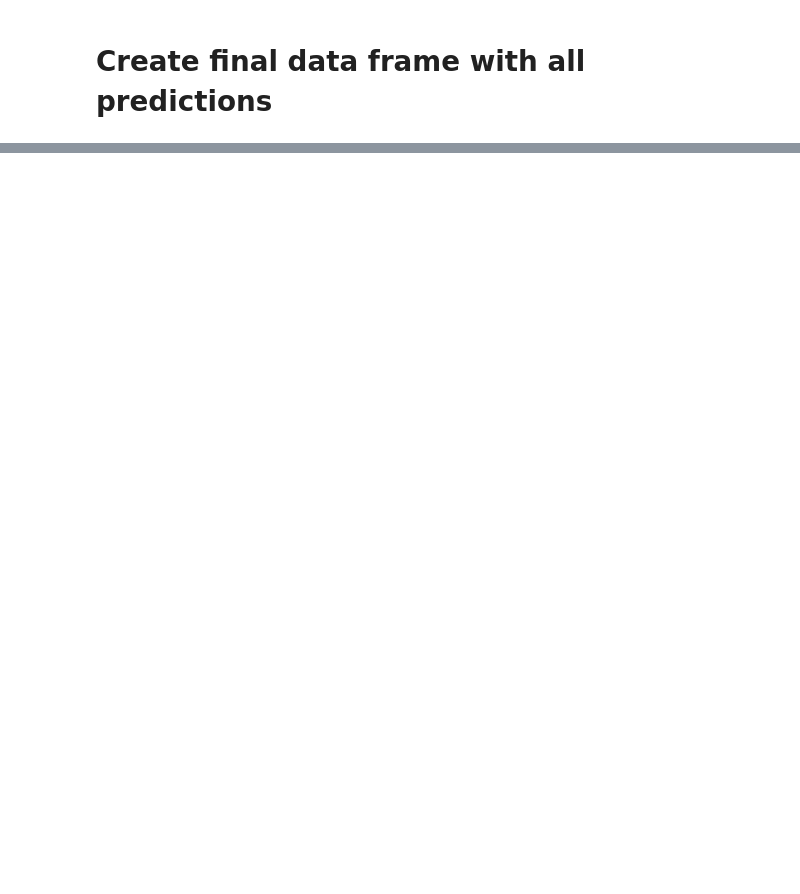
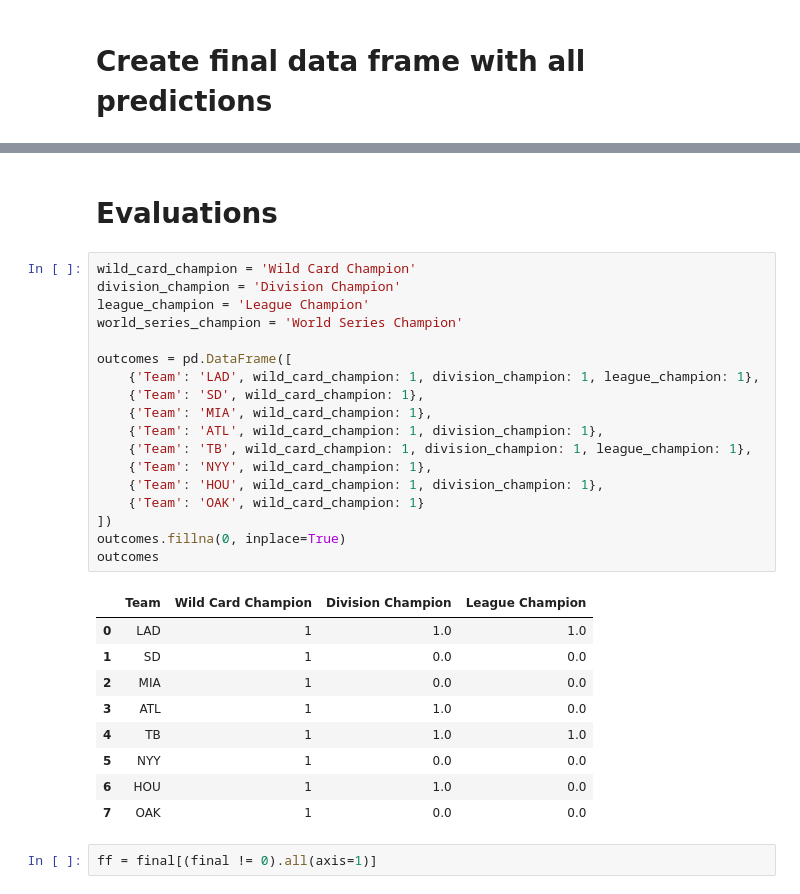
Before and after one commit to dantegates/mlb-statcast, a Jupyter notebook: 2020-postseason-projections.ipynb, the cells around one changed output, grey strips where cells are left out. Saved outputs shown, nothing was run; the diff lists cells and outputs as text; blank space fills up the shorter version.

Commit message:
adding evaluations for post season up to *lcs

```diff
--- a/2020-postseason-projections.ipynb
+++ b/2020-postseason-projections.ipynb
@@ -765,3 +765,35 @@ final.sort_values([('DG: Probability of Becomming', 'World Series Champion')], a
 | BOS | AL East | 0.00 | 0.00 | 0.00 | 0.00 | ... |
 | BAL | AL East | 0.00 | 0.00 | 0.00 | 0.00 | ... |
 | WSH | NL East | 0.00 | 0.00 | 0.00 | 0.00 | ... |
+# %% [markdown]
+# Evaluations
+# %%
+wild_card_champion = 'Wild Card Champion'
+division_champion = 'Division Champion'
+league_champion = 'League Champion'
+world_series_champion = 'World Series Champion'
+
+outcomes = pd.DataFrame([
+    {'Team': 'LAD', wild_card_champion: 1, division_champion: 1, league_champion: 1},
+    {'Team': 'SD', wild_card_champion: 1},
+    {'Team': 'MIA', wild_card_champion: 1},
+    {'Team': 'ATL', wild_card_champion: 1, division_champion: 1},
+    {'Team': 'TB', wild_card_champion: 1, division_champion: 1, league_champion: 1},
+    {'Team': 'NYY', wild_card_champion: 1},
+    {'Team': 'HOU', wild_card_champion: 1, division_champion: 1},
+    {'Team': 'OAK', wild_card_champion: 1}
+])
+outcomes.fillna(0, inplace=True)
+outcomes
+# %% [output]
+|  | Team | Wild Card Champion | Division Champion | League Champion |
+| 0 | LAD | 1 | 1.0 | 1.0 |
+| 1 | SD | 1 | 0.0 | 0.0 |
+| 2 | MIA | 1 | 0.0 | 0.0 |
+| 3 | ATL | 1 | 1.0 | 0.0 |
+| 4 | TB | 1 | 1.0 | 1.0 |
+| 5 | NYY | 1 | 0.0 | 0.0 |
+| 6 | HOU | 1 | 1.0 | 0.0 |
+| 7 | OAK | 1 | 0.0 | 0.0 |
+# %%
+ff = final[(final != 0).all(axis=1)]
```
Also changed, not shown: parts of 12 cells of this notebook.
